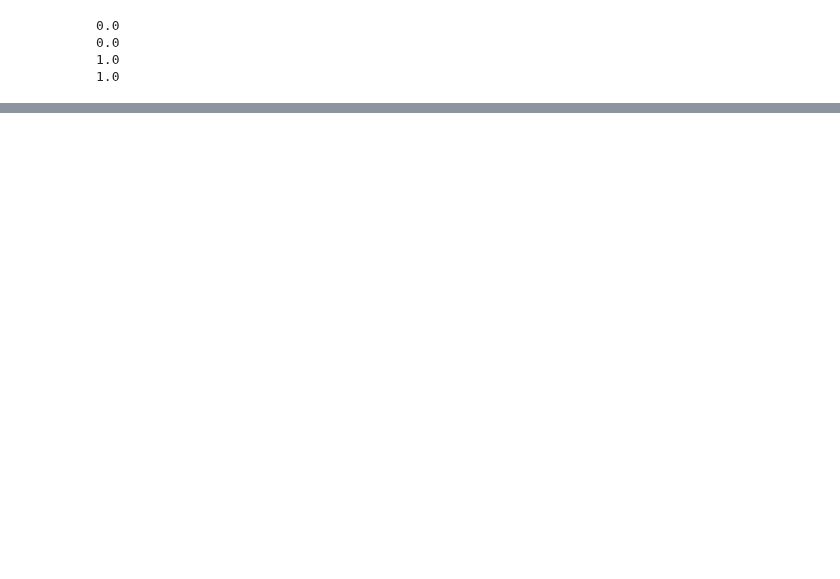
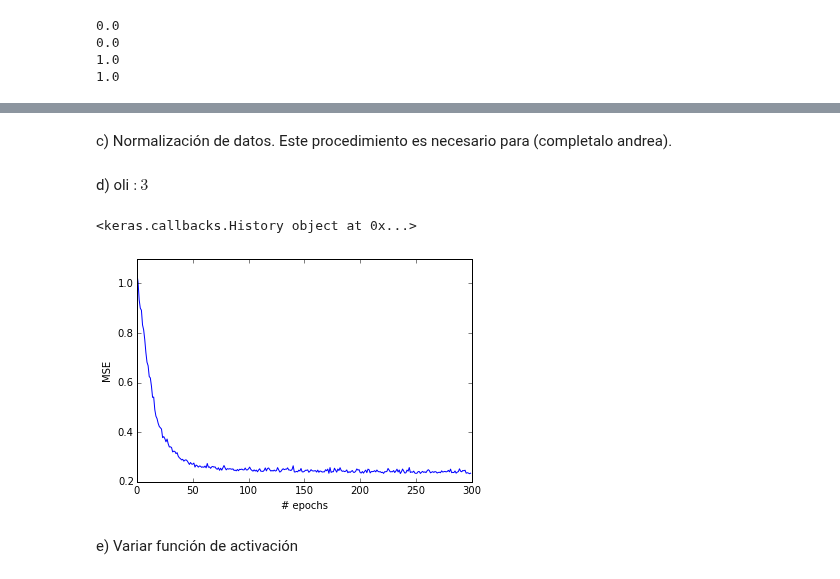
Before and after one commit to asazo/ANN, a Jupyter notebook: tarea1/tarea1.ipynb, the cells around one changed output, grey strips where cells are left out. Cells and saved outputs as stored; diff of their text form; code cells hidden in the pictures; blank space fills up the shorter version.

```diff
--- a/tarea1/tarea1.ipynb
+++ b/tarea1/tarea1.ipynb
@@ -111,0 +119,8 @@ print round(xor.predict(np.array([1,-1]).reshape(1,2))[0][0],4)
+# %%
+import pandas as pd
+url = 'http://mldata.org/repository/data/download/csv/regression-datasets-housing/'
+df = pd.read_csv(url, sep=',',header=None, names=['CRIM', 'ZN', 'INDUS', 'CHAS', 'NOX',
+'RM', 'AGE','DIS','RAD','TAX','PTRATIO','B','LSTAT','MEDV'])
+from sklearn.cross_validation import train_test_split
+df_train, df_test = train_test_split(df,test_size=0.25, random_state=0)
+# Explicar que hacen estas lineas...
@@ -111,0 +160,40 @@ print round(xor.predict(np.array([1,-1]).reshape(1,2))[0][0],4)
+# %% [markdown]
+c) Normalización de datos. Este procedimiento es necesario para (completalo andrea).
+# %%
+from sklearn.preprocessing import StandardScaler
+scaler = StandardScaler().fit(df_train)
+X_train_scaled = pd.DataFrame(scaler.transform(df_train),columns=df_train.columns)
+X_test_scaled = pd.DataFrame(scaler.transform(df_test),columns=df_test.columns)
+y_train_scaled = X_train_scaled.pop('MEDV')
+y_test_scaled = X_test_scaled.pop('MEDV')
+# %% [markdown]
+d) oli $:3$
+# %%
+from keras.models import Sequential
+from keras.layers.core import Dense, Activation
+from keras.optimizers import SGD
+
+model = Sequential()
+model.add(Dense(200, input_dim=X_train_scaled.shape[1], init='uniform'))
+model.add(Activation('sigmoid'))
+model.add(Dense(1, init='uniform'))
+model.add(Activation('linear'))
+
+sgd = SGD(lr=0.2)
+model.compile(optimizer='sgd',loss='mean_squared_error')
+
+hist = model.fit(X_train_scaled.as_matrix(), y_train_scaled.as_matrix(), nb_epoch=300, verbose=0, validation_data=(X_test_scaled.as_matrix(), y_test_scaled.as_matrix()))
+print hist
+# %% [output]
+<keras.callbacks.History object at 0x...>
+# %%
+%matplotlib inline
+epochs = np.arange(300)
+plt.plot(epochs, hist.history['loss'], 'b-')
+plt.xlabel("# epochs")
+plt.ylabel("MSE")
+plt.show()
+# %% [output]
+[figure, added]
+# %% [markdown]
+e) Variar función de activación
```
Also changed, not shown: parts of 22 cells of this notebook.
